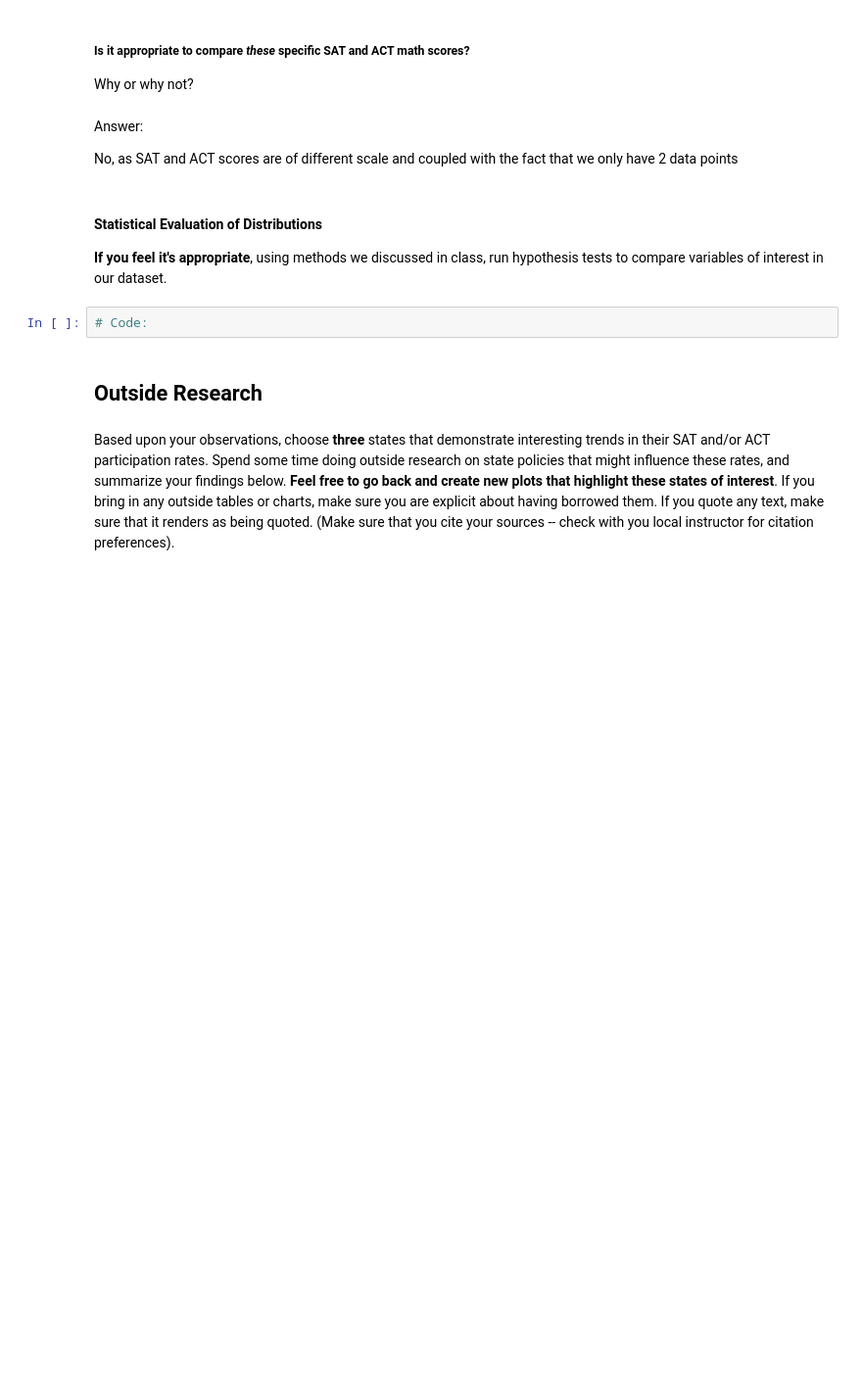
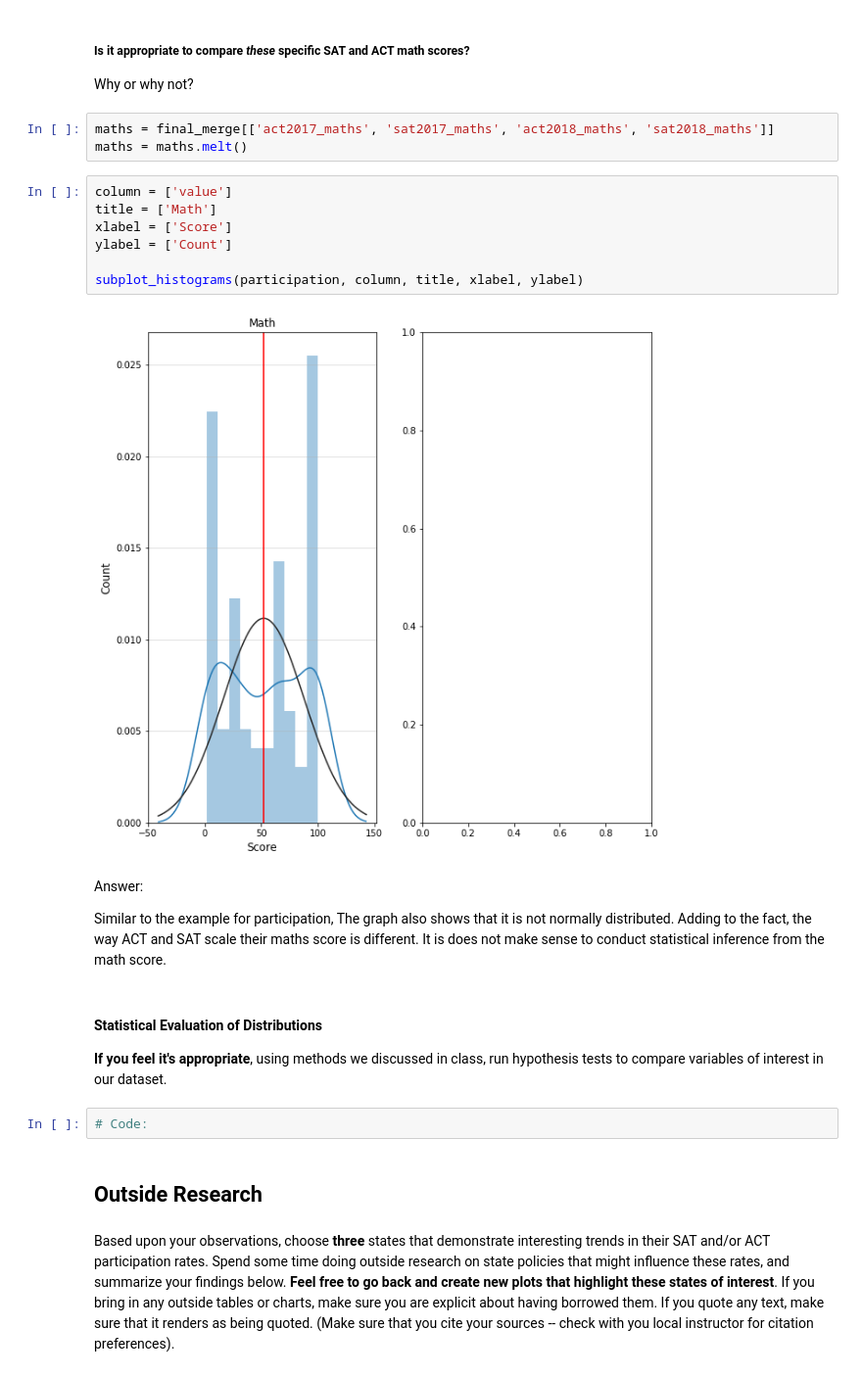
Before and after one commit to LingChongGold/ACT-SAT-Data-Analysis, a Jupyter notebook: code/starter-code.ipynb, the cells around one changed output. Shown at 98% size. Cells and saved outputs as stored; diff of their text form; blank space fills up the shorter version.

```diff
--- a/code/starter-code.ipynb
+++ b/code/starter-code.ipynb
@@ -1471,10 +1501,22 @@ No, base on the available data, we do not have enough sample size to conduct sta
 ##### Is it appropriate to compare *these* specific SAT and ACT math scores?
 
 Why or why not?
-# %% [markdown]
-Answer:
-
-No, as SAT and ACT scores are of different scale and coupled with the fact that we only have 2 data points
+# %%
+maths = final_merge[['act2017_maths', 'sat2017_maths', 'act2018_maths', 'sat2018_maths']]
+maths = maths.melt()
+# %%
+column = ['value']
+title = ['Math']
+xlabel = ['Score']
+ylabel = ['Count']
+
+subplot_histograms(participation, column, title, xlabel, ylabel)
+# %% [output]
+[figure, added]
+# %% [markdown]
+Answer:
+
+Similar to the example for participation,  The graph also shows that it is not normally distributed. Adding to the fact, the way ACT and SAT scale their maths score is different. It is does not make sense to conduct statistical inference from the math score.
 # %% [markdown]
 #### Statistical Evaluation of Distributions
 
```
Also changed, not shown: parts of 40 cells of this notebook.
